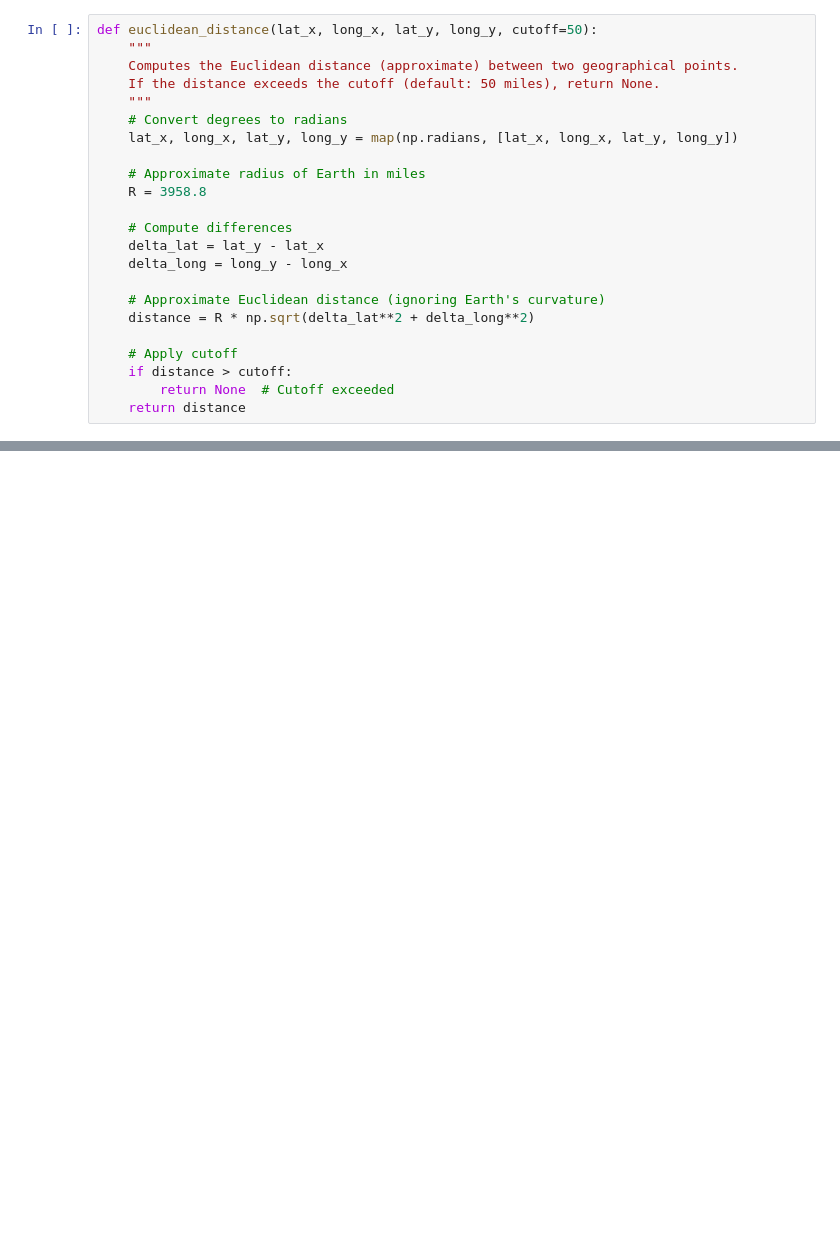
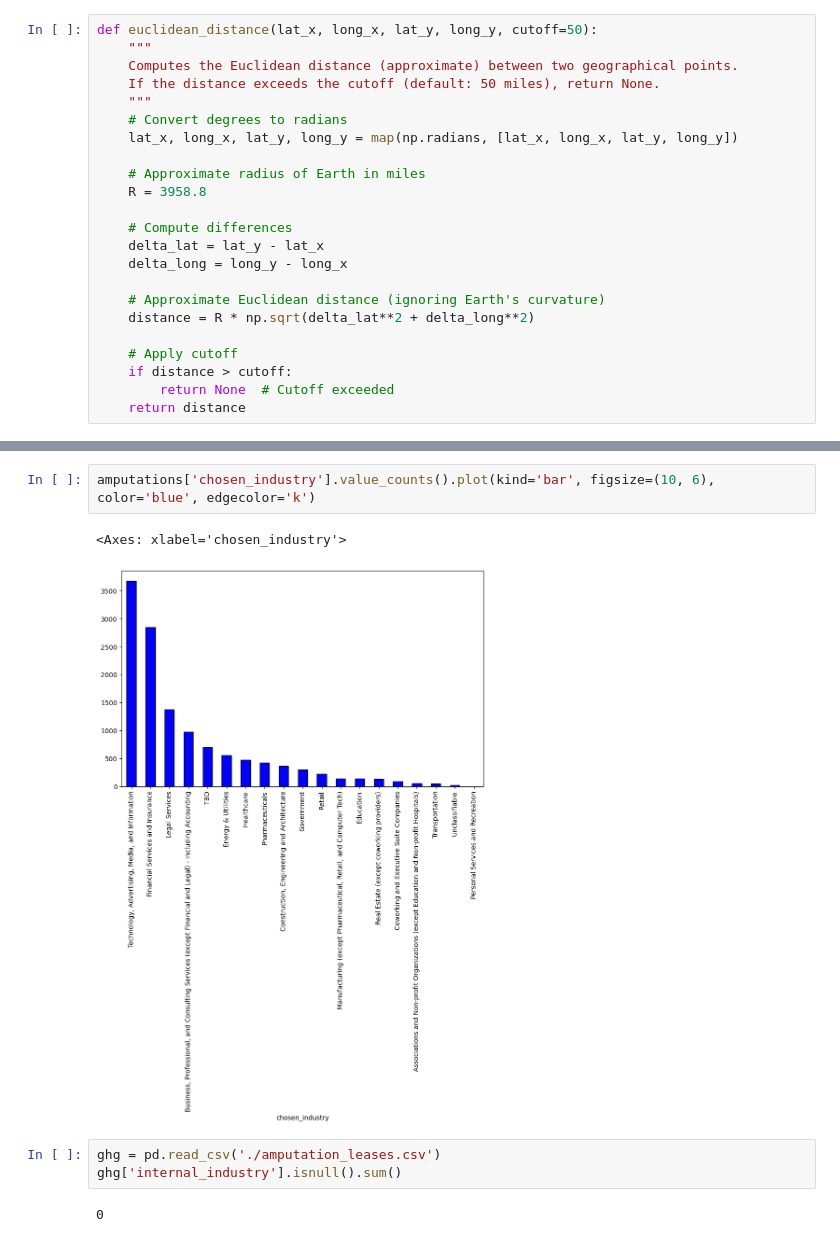
Before and after one commit to GlenFilson/ASADatafest25, a Jupyter notebook: Notebooks/knn_reclassify.ipynb, the cells around one changed output, grey strips where cells are left out. Drawn from its saved outputs; the diff is of its cells as text; blank space fills up the shorter version.

```diff
--- a/Notebooks/knn_reclassify.ipynb
+++ b/Notebooks/knn_reclassify.ipynb
@@ -144 +134,11 @@ amp: 12575 rows and 2 columns
 12575 rows × 2 columns
+# %%
+amputations['chosen_industry'].value_counts().plot(kind='bar', figsize=(10, 6), color='blue', edgecolor='k')
+# %% [output]
+<Axes: xlabel='chosen_industry'>
+[figure, added]
+# %%
+ghg = pd.read_csv('./amputation_leases.csv')
+ghg['internal_industry'].isnull().sum()
+# %% [output]
+0
```
Also changed, not shown: parts of 1 cell of this notebook, 1 other file.
